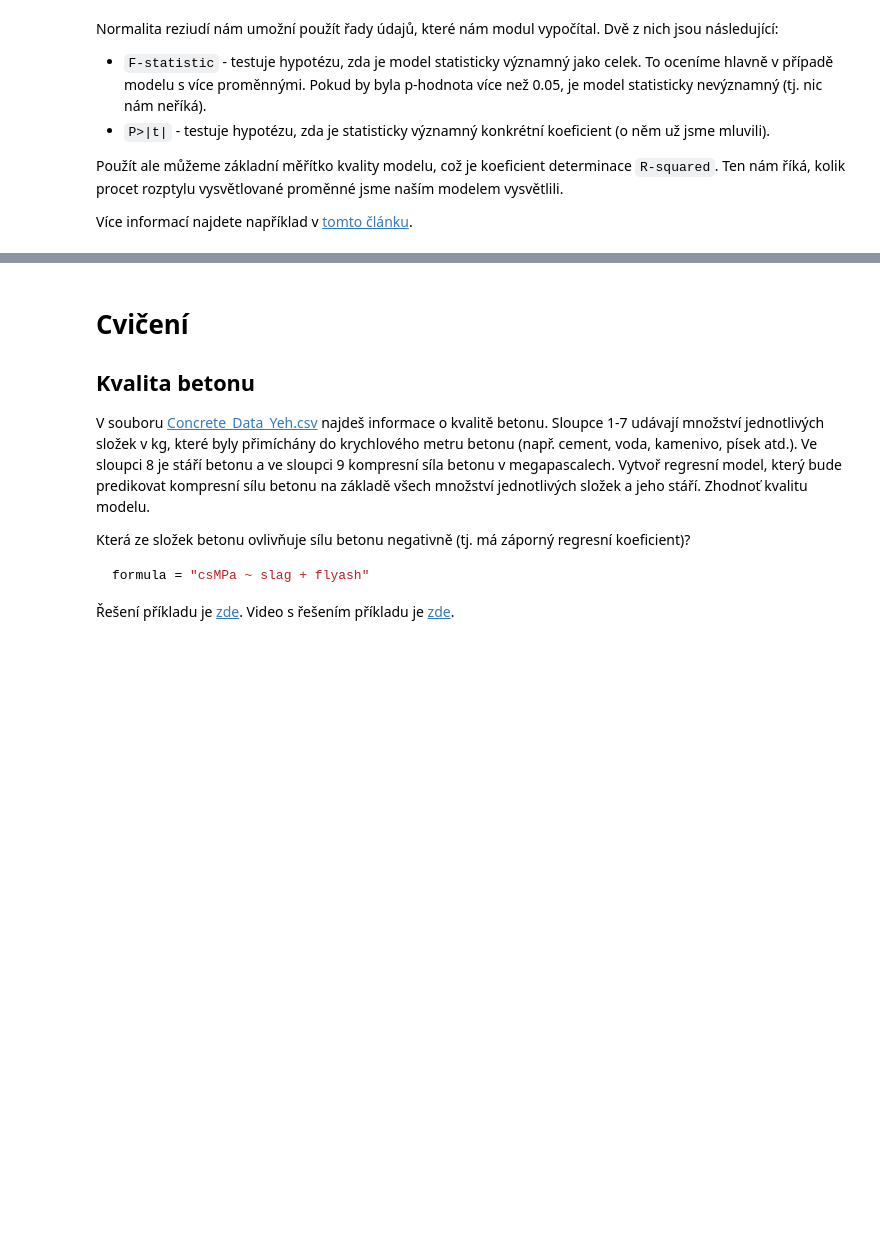
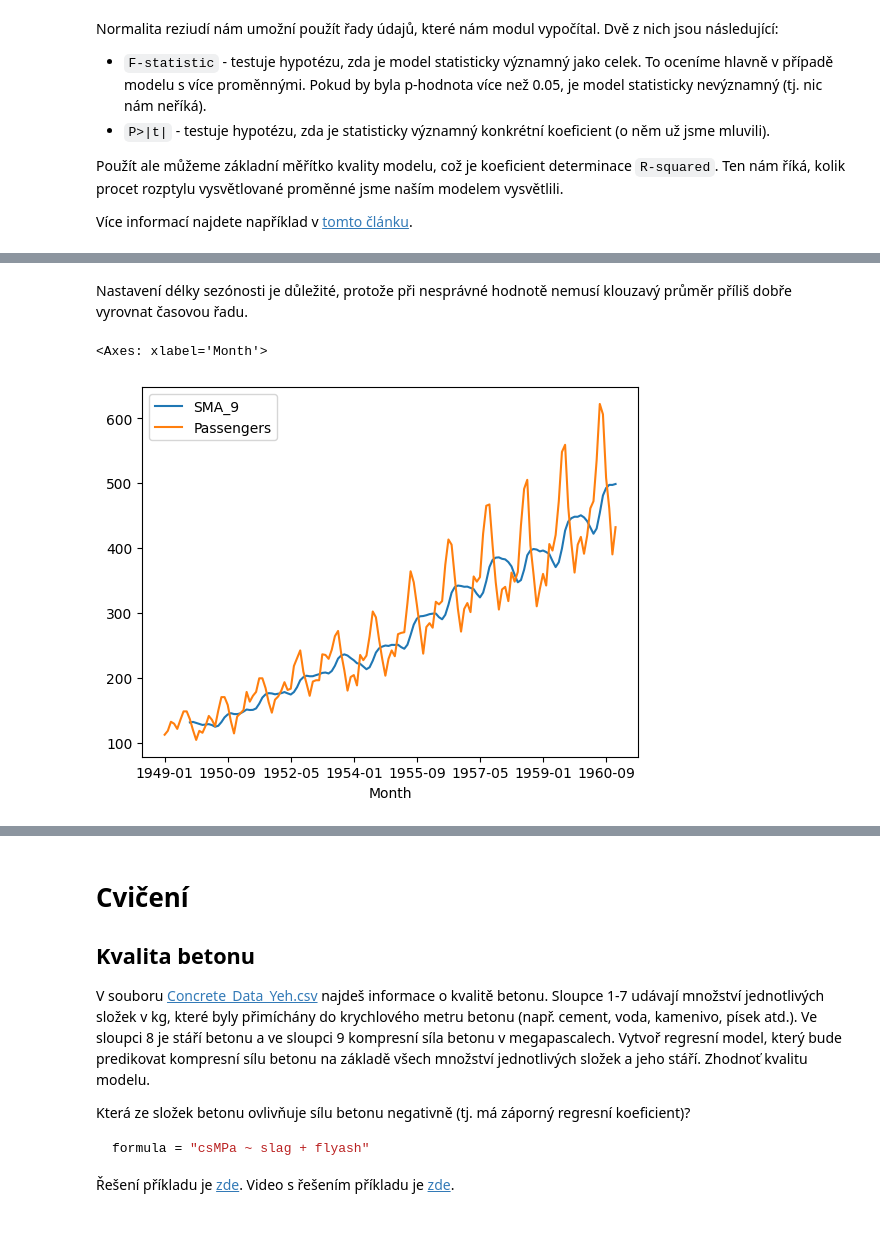
Before and after one commit to pesikj/PythonProDataScience, a Jupyter notebook: 06/lekce.ipynb, the cells around one changed output, grey strips where cells are left out. Cells and saved outputs as stored; diff of their text form; code cells hidden in the pictures; blank space fills up the shorter version.

```diff
--- a/06/lekce.ipynb
+++ b/06/lekce.ipynb
@@ -407,0 +457,8 @@ Více informací najdete například v [tomto článku](https://medium.com/swlh/
+# %% [markdown]
+Nastavení délky sezónosti je důležité, protože při nesprávné hodnotě nemusí klouzavý průměr příliš dobře vyrovnat časovou řadu.
+# %%
+data["SMA_9"] = data["Passengers"].rolling(9).mean()
+data[["SMA_9", "Passengers"]].plot()
+# %% [output]
+<Axes: xlabel='Month'>
+[figure, added]
```
Also changed, not shown: parts of 20 cells of this notebook, 1 other file.
